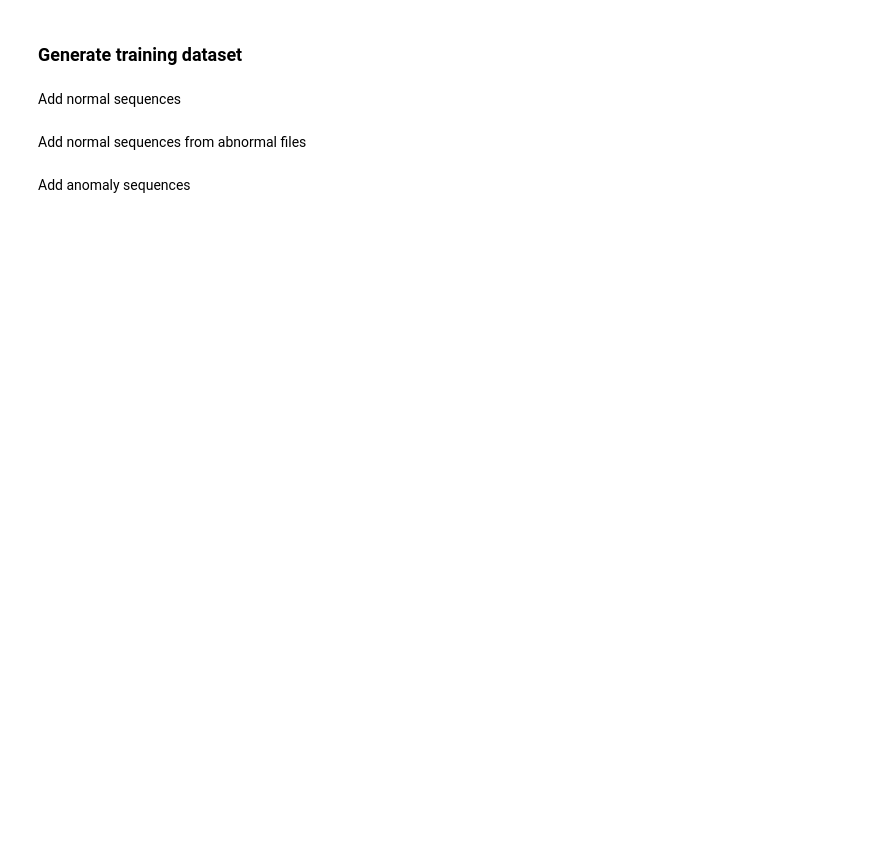
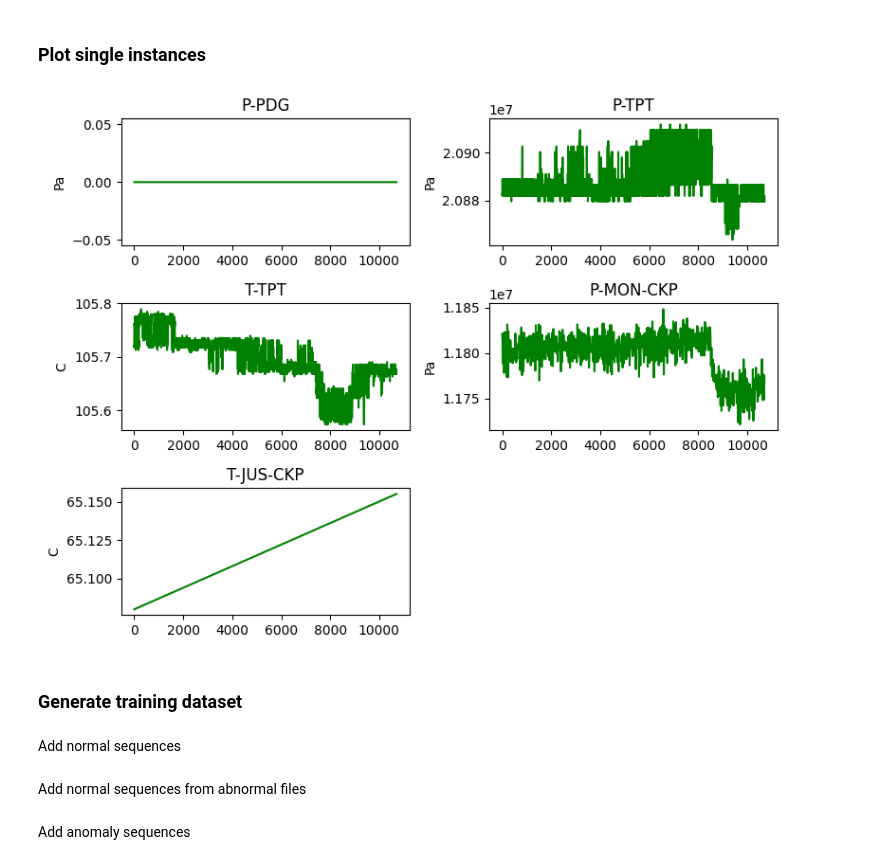
Before and after one commit to bernardoco/3W, a Jupyter notebook: src/anomaly_detection.ipynb, the cells around one changed output. Drawn from its saved outputs; the diff is of its cells as text; code cells hidden in the pictures; blank space fills up the shorter version.

```diff
--- a/src/anomaly_detection.ipynb
+++ b/src/anomaly_detection.ipynb
@@ -2,12 +2,16 @@
 import pandas as pd
 import numpy as np
 import matplotlib.pyplot as plt
+from tqdm import tqdm
 import seaborn as sns
-from tqdm import tqdm
+sns.set_style(style="white")
+
 from sklearn.preprocessing import StandardScaler
 from sklearn.model_selection import cross_val_score, StratifiedKFold
 from sklearn.decomposition import PCA
+from sklearn.ensemble import RandomForestClassifier
 from sklearn.neighbors import KNeighborsClassifier
+from sklearn.metrics import confusion_matrix
 
 import utils
 import constants
@@ -23,0 +26,2 @@ train_df = pd.DataFrame()
+# %% [markdown]
+### Plot single instances
@@ -24,3 +33,23 @@ train_df = pd.DataFrame()
+# %%
+def plot_sensor(sensor, unit, axis, index):
+    i, j = index
+    axis[i][j].plot(data[data["class"] == 0][sensor], color="green", label="Normal")
+    axis[i][j].plot(data[data["class"] != 0][sensor], color="red", label="Anomalia")
+    axis[i][j].set_title(sensor)
+    axis[i][j].set_ylabel(unit)
+# %%
+f, ax = plt.subplots(nrows=3, ncols=2, figsize=(8, 6))
+
+plot_sensor("P-PDG", unit="Pa", axis=ax, index=[0,0])
+plot_sensor("P-TPT", unit="Pa", axis=ax, index=[0,1])
+plot_sensor("T-TPT", unit="C", axis=ax, index=[1,0])
+plot_sensor("P-MON-CKP", unit="Pa", axis=ax, index=[1,1])
+plot_sensor("T-JUS-CKP", unit="C", axis=ax, index=[2,0])
+
+f.delaxes(ax[2][1])
+f.tight_layout()
+# %% [output]
+[figure, added]
 # %% [markdown]
 ### Generate training dataset
 # %% [markdown]
```
Also changed, not shown: parts of 36 cells of this notebook, 11 other files.
